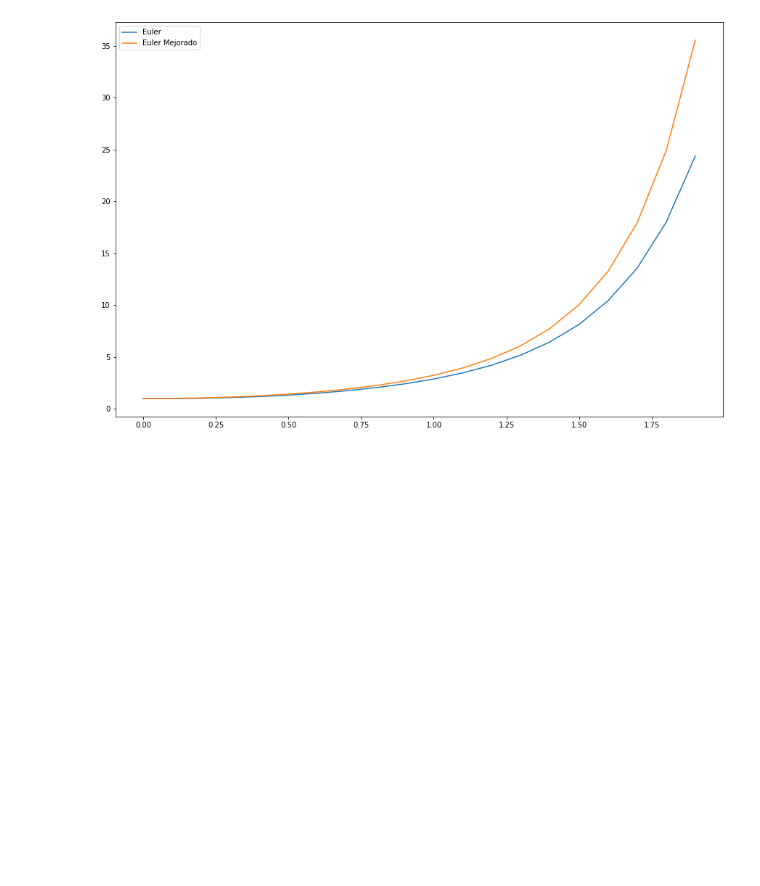
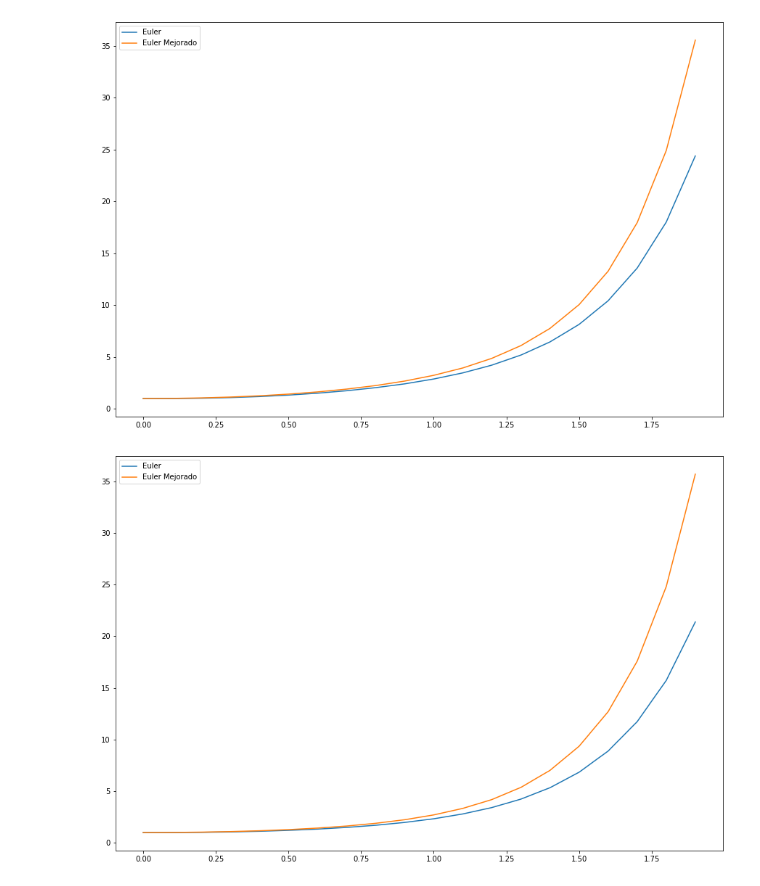
Before and after one commit to niaggar/semillero-quantic, a Jupyter notebook: 03_26-oct-2022.ipynb, the cells around one changed output. Saved outputs shown, nothing was run; the diff lists cells and outputs as text; code cells hidden in the pictures; blank space fills up the shorter version.

```diff
--- a/03_26-oct-2022.ipynb
+++ b/03_26-oct-2022.ipynb
@@ -23,19 +23,47 @@ def metodo_de_euler_mejorado(ecu, x0, xf, y0, dx):
 
     return x, y
 # %%
-def Ec_differencial(x, y):
+def Ec_differencial1(x, y):
     dydx = ((x**2) * (y)) + 3 * x
     return dydx
 
+def Ec_differencial2(x, y):
+    dydx = 2 * x * y
+    return dydx
 
-resultado_euler = metodo_de_euler(Ec_differencial, 0, 2, 1, 0.1)
-resultado_euler_mejorado = metodo_de_euler_mejorado(Ec_differencial, 0, 2, 1, 0.1)
+def Ec_differencial3(x, y):
+    dydx = np.sin(x) + np.cos(y)
+    return dydx
 
+
+resultado_euler = metodo_de_euler(Ec_differencial1, 0, 2, 1, 0.1)
+resultado_euler_mejorado = metodo_de_euler_mejorado(Ec_differencial1, 0, 2, 1, 0.1)
 
 plt.plot(resultado_euler[0], resultado_euler[1], label="Euler")
 plt.plot(resultado_euler_mejorado[0], resultado_euler_mejorado[1], label="Euler Mejorado")
 plt.legend()
 plt.rcParams['figure.figsize'] = [15, 10]
 plt.show()
+
+
+resultado_euler = metodo_de_euler(Ec_differencial2, 0, 2, 1, 0.1)
+resultado_euler_mejorado = metodo_de_euler_mejorado(Ec_differencial2, 0, 2, 1, 0.1)
+
+plt.plot(resultado_euler[0], resultado_euler[1], label="Euler")
+plt.plot(resultado_euler_mejorado[0], resultado_euler_mejorado[1], label="Euler Mejorado")
+plt.legend()
+plt.rcParams['figure.figsize'] = [15, 10]
+plt.show()
+
+
+resultado_euler = metodo_de_euler(Ec_differencial3, 0, np.pi * 4, 1, 0.1)
+resultado_euler_mejorado = metodo_de_euler_mejorado(Ec_differencial3, 0, np.pi * 4, 1, 0.1)
+
+plt.plot(resultado_euler[0], resultado_euler[1], label="Euler")
+plt.plot(resultado_euler_mejorado[0], resultado_euler_mejorado[1], label="Euler Mejorado")
+plt.legend()
+plt.rcParams['figure.figsize'] = [15, 10]
+plt.show()
 # %% [output]
 [figure]
+[figure, added]
```
Also changed, not shown: parts of 1 cell of this notebook.
